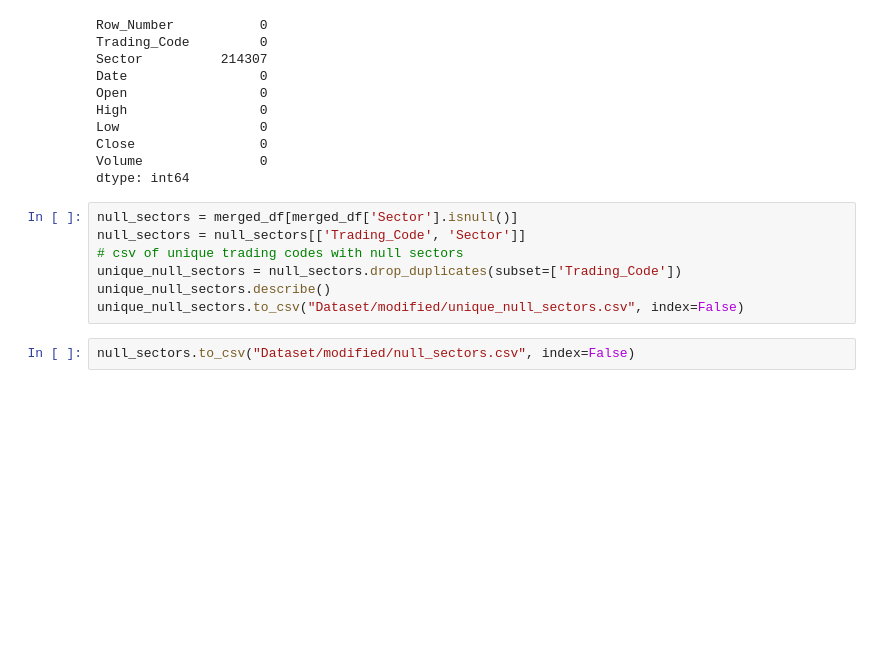
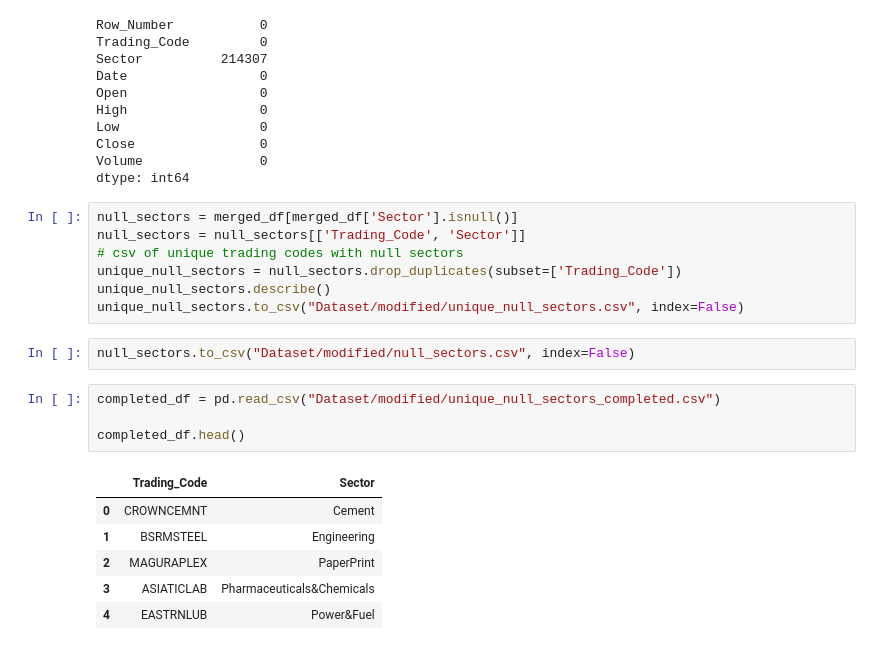
Before and after one commit to neutr0nslayer/AIML_505_project, a Jupyter notebook: Project/data_manupulation.ipynb, the cells around one changed output. Drawn from its saved outputs; the diff is of its cells as text; blank space fills up the shorter version.

```diff
--- a/Project/data_manupulation.ipynb
+++ b/Project/data_manupulation.ipynb
@@ -257,3 +257,14 @@ unique_null_sectors.describe()
 unique_null_sectors.to_csv("Dataset/modified/unique_null_sectors.csv", index=False)
 # %%
 null_sectors.to_csv("Dataset/modified/null_sectors.csv", index=False)
+# %%
+completed_df = pd.read_csv("Dataset/modified/unique_null_sectors_completed.csv")
+
+completed_df.head()
+# %% [output]
+|  | Trading_Code | Sector |
+| 0 | CROWNCEMNT | Cement |
+| 1 | BSRMSTEEL | Engineering |
+| 2 | MAGURAPLEX | PaperPrint |
+| 3 | ASIATICLAB | Pharmaceuticals&Chemicals |
+| 4 | EASTRNLUB | Power&Fuel |
```
Also changed, not shown: 2 other files.
